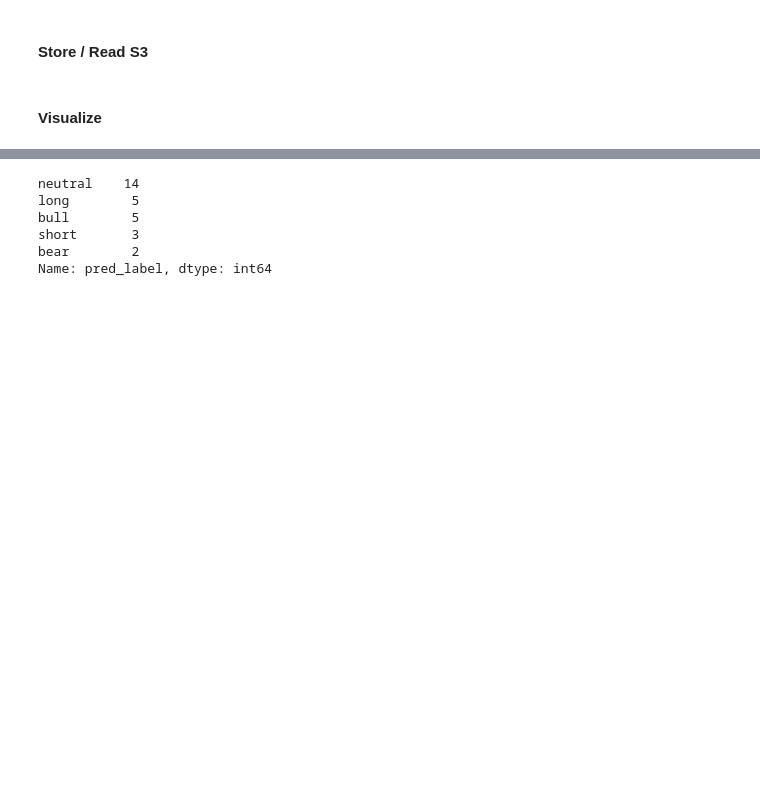
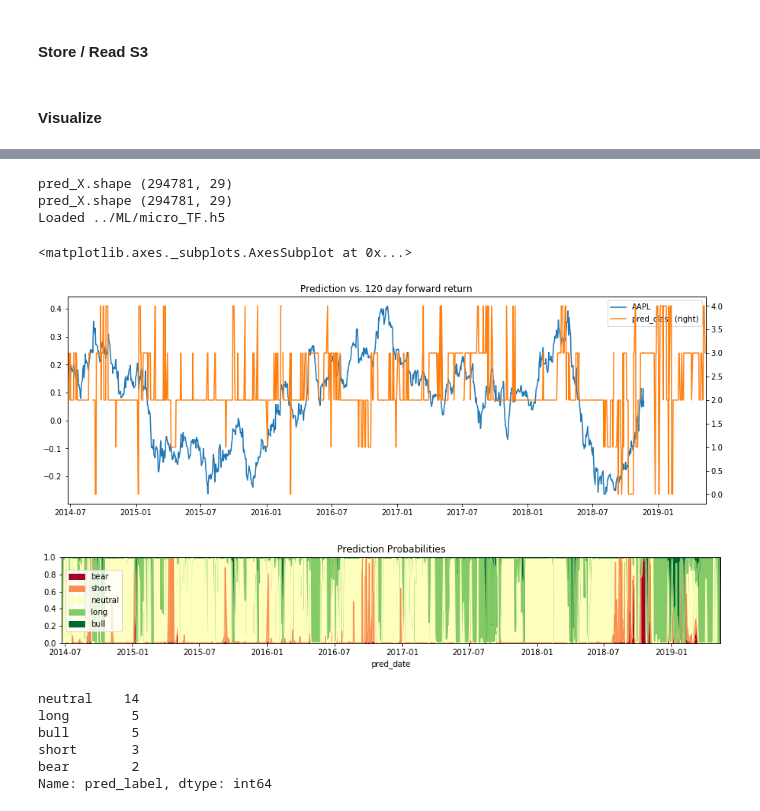
Before and after one commit to webclinic017/inception, a Jupyter notebook: notebooks/micro_TF.ipynb, the cells around one changed output, grey strips where cells are left out. Saved outputs shown, nothing was run; the diff lists cells and outputs as text; code cells hidden in the pictures; blank space fills up the shorter version.

Commit message:
Added prediction visualization, working to improve accuracy.

```diff
--- a/notebooks/micro_TF.ipynb
+++ b/notebooks/micro_TF.ipynb
@@ -64,11 +60,11 @@ context = {
     'px_close': 'universe-px-ds',
     'trained_cols': 'micro_TF_train_cols.npy',
     'look_ahead': 120,
-    'look_back': 252,
+    'look_back': 252*5,
     'smooth_window': 10,
     'load_ds': True,
     'scale': True,
-    'test_size': .015,
+    'test_size': .2,
     'verbose': True,
     's3_path': 'recommend/micro_ML/',
     'units': 850,
@@ -176,7 +180,8 @@ def pre_process_ds(context):
     scale_on = context['scale']
     scaler = StandardScaler()
     num_cols = numeric_cols(joined_df)
-    joined_df.loc[:, num_cols] = joined_df[num_cols].replace([np.inf, -np.inf, np.nan], 0)
+#     joined_df.loc[:, num_cols] = joined_df[num_cols].replace([np.inf, -np.inf, np.nan], 0)
+    joined_df.dropna(inplace=True)
     if scale_on: joined_df.loc[:, num_cols] = scaler.fit_transform(joined_df[num_cols])
 
     # add categoricals
@@ -482,3 +379,67 @@ pred_df
+# %%
+ml_path = context['ml_path']
+model_name = context['model_name']
+trained_cols = context['trained_cols']
+
+joined_df = pre_process_ds(context)
+# %%
+look_back = context['look_back']
+pred_X = joined_df.loc[joined_df.sort_index().index.unique()[-look_back:], :]
+print('pred_X.shape', pred_X.shape)
+
+# ensure prediction dataset is consistent with trained model
+train_cols = np.load(ml_path + trained_cols, allow_pickle=True) # save feature order
+missing_cols = [x for x in train_cols if x not in pred_X.columns]
+if len(missing_cols):
+    print(f'Warning missing columns: {missing_cols}')
+    pred_X = pd.concat([pred_X, pd.DataFrame(columns=missing_cols)], axis=1)
+    pred_X[missing_cols] = 0
+
+sorted_cols = list(np.append(train_cols, ['symbol']))
+print('pred_X.shape', pred_X[sorted_cols].shape)
+
+pred_df = pd.DataFrame()
+pred_df['symbol'] = pred_X.symbol
+
+# Load model
+fname = ml_path + model_name
+model = load_model(fname)
+print('Loaded', fname)
+
+preds = model.predict(pred_X[sorted_cols].iloc[:, :-1])
+preds_classes = model.predict_classes(pred_X[sorted_cols].iloc[:, :-1])
+
+pred_df['pred_class'] = preds_classes
+pred_df['pred_label'] = list(map(lambda x: fwd_ret_labels[x], preds_classes))
+probs = np.round(preds,3)
+pred_prob = np.argmax(probs, axis=1)
+pred_df['confidence'] = [x[np.argmax(x)] for x in probs] # higest prob
+prob_df = pd.DataFrame(probs, index=pred_df.index, columns=fwd_ret_labels)
+pred_df = pd.concat([pred_df, prob_df[fwd_ret_labels]], axis=1)
+pred_df.index.name = 'pred_date'
+# %% [output]
+pred_X.shape (294781, 29)
+pred_X.shape (294781, 29)
+Loaded ../ML/micro_TF.h5
+# %%
+pred_symbol = 'AAPL'
+look_ahead = context['look_ahead']
+px_df = px_close.loc[pred_df.index.unique(), pred_symbol]\
+    .pct_change(look_ahead).shift(-look_ahead).dropna()
+co_pred = pred_df.loc[pred_df.symbol.isin([pred_symbol]), ['pred_class'] + fwd_ret_labels]
+hist_pred = pd.concat([px_df, co_pred['pred_class']], axis=1, sort=False)
+# %%
+hist_pred.plot(
+    title=f'Prediction vs. {look_ahead} day forward return',
+    figsize=(15, 5), secondary_y='pred_class')
+co_pred[fwd_ret_labels].plot.area(
+    title='Prediction Probabilities', figsize=(15, 2),
+    ylim=(0, 1), cmap='RdYlGn', rot=0)
+# ax.legend(loc='center left', bbox_to_anchor=(1, 0.5))
+# %% [output]
+<matplotlib.axes._subplots.AxesSubplot at 0x...>
+[figure, added]
+[figure, added]
 # %%
 # recommendation distribution
 pd.value_counts(pred_df.pred_label)
```
Also changed, not shown: parts of 27 cells of this notebook.
